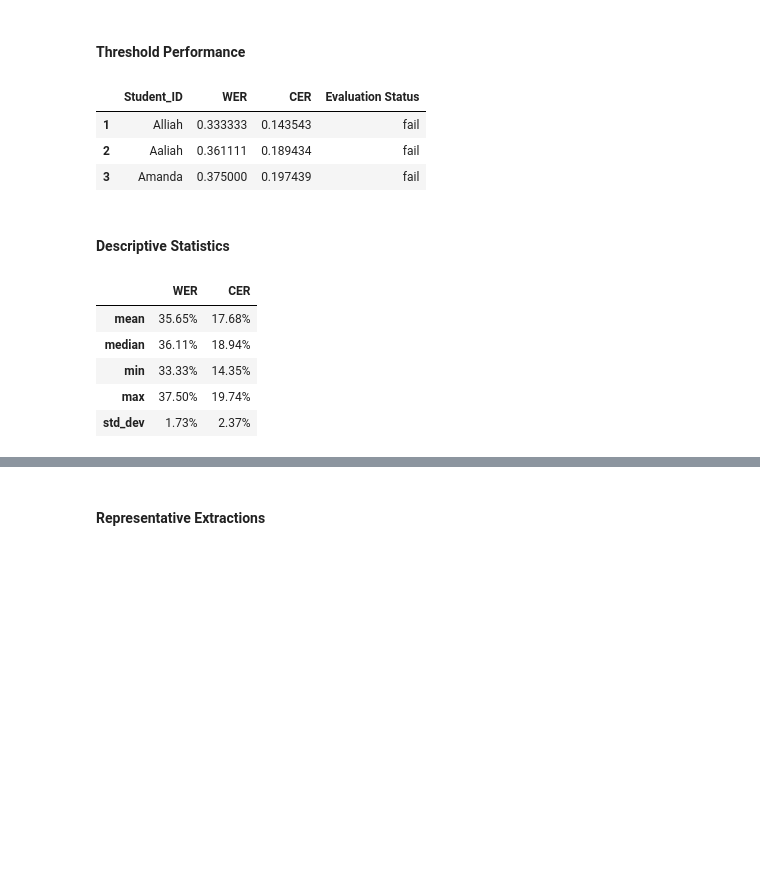
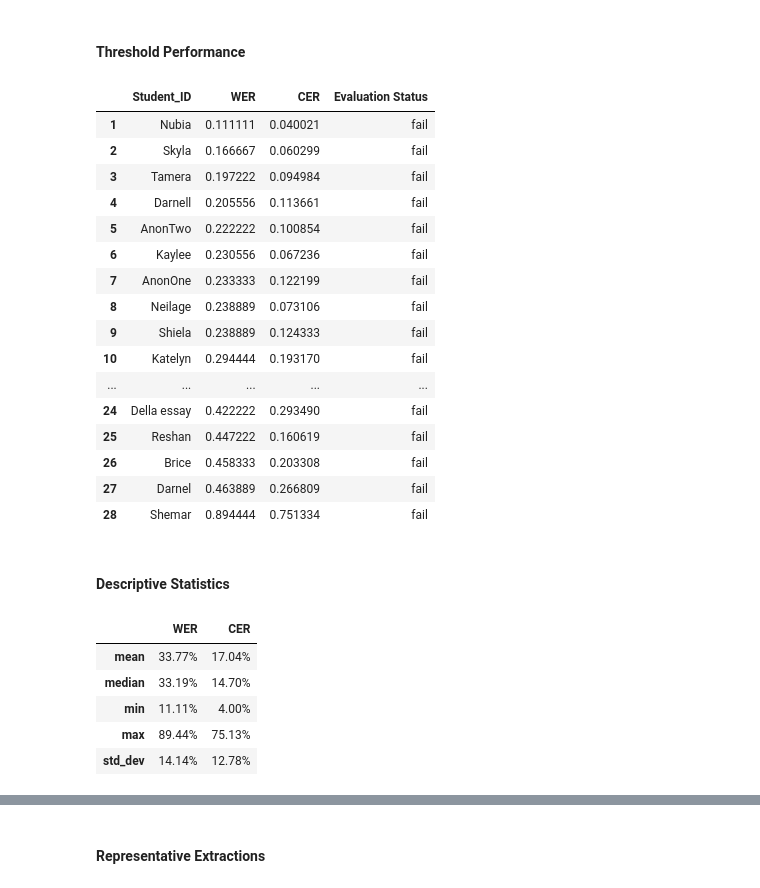
Before and after one commit to AsaDorville758/aes-thesis, a Jupyter notebook: aes_notebook/Whisper_paddleOCR_deBERTa.ipynb, the cells around one changed output, grey strips where cells are left out. Cells and saved outputs as stored; diff of their text form; code cells hidden in the pictures; blank space fills up the shorter version.

```diff
--- a/aes_notebook/Whisper_paddleOCR_deBERTa.ipynb
+++ b/aes_notebook/Whisper_paddleOCR_deBERTa.ipynb
@@ -32,0 +35,4 @@ df[:]
+# %%
+df = pd.read_csv("./data/trait_level_annotations.csv", encoding="latin1")
+df = df.fillna("")
+df
@@ -508,7 +525,7 @@ modified_essay = """Dear5 local5 newspaper5, I think effects computers have on p
     Thank you5 for5 listening5."""
 
 #Calculate Error Rates
-error_rates = calculate_error_rates(reference_essay.text, modified_essay)
+error_rates = calculate_error_rates(reference_essay.get_text(), modified_essay)
 print(f"Word Error Rate: {error_rates['wer']:.3f} \nCharacter Error Rate:{error_rates['cer']:.3f}")
 # %% [output]
 Word Error Rate: 0.018
@@ -988,0 +932,12 @@ NameError: name 'batch_transcription' is not defined
+# %%
+#Store parameters in lists
+param_1_vals = [1.5, 1.8, 2.0] #text_det_unclip_ratio
+param_2_vals = [960, 1280, 1536] #text_det_limit_side_len
+param_3_vals = [0.4, 0.5, 0.6] #text_det_box_thresh
+
+#Combine pairwise to obtain tuples of configurations
+param_configs = list(zip(param_1_vals, param_2_vals, param_3_vals))
+
+#Show parameter configurations
+for i, (p1, p2, p3) in enumerate(param_configs, 1):
+    print(f"Configuration {i}:", p1, p2, p3)
@@ -991,6 +1095,5 @@ NameError: name 'batch_transcription' is not defined
 # %%
-from paddleocr import PaddleOCR
-#You have to experiment to determine the best configuration like you did for Whisper
+#This model uses the configuration that produced the best results from the experiments
 ocr = PaddleOCR(
     text_detection_model_name="PP-OCRv6_medium_det",
     text_recognition_model_name="PP-OCRv6_medium_rec",
@@ -998,16 +1101,9 @@ ocr = PaddleOCR(
     use_doc_orientation_classify=True,
     use_doc_unwarping=True,
     use_textline_orientation=True,
-
-    # text_det_limit_side_len=text_det_limit_side_len,
-    # text_det_limit_type=text_det_limit_type,
-    # text_det_thresh=text_det_thresh,
-    # text_det_box_thresh=text_det_box_thresh,
-    # text_det_unclip_ratio=text_det_unclip_ratio,
-    # text_rec_score_thresh=text_rec_score_thresh,
-    # return_word_box=return_word_box,
-
-    text_det_unclip_ratio=1.5,   # default ~1.5; larger box expands region, helps if letters at word edges get cut
+    text_det_unclip_ratio = 1.5,
+    text_det_limit_side_len=960,
+    text_det_box_thresh=0.4
 )
 print("PaddleOCR loaded successfully.")
 # %% [output]
@@ -1084,30 +1171,34 @@ Number of essays in sample: 3
 # %% [markdown]
 #### Threshold Performance
 # %%
-#Display transcription data
-batch_data.details.sort(key=lambda item: item["WER"])
-df = pd.DataFrame(batch_data.details, index=range(1, len(batch_data.details)+1))
-df= df[[
-        "Student_ID",
-        "WER",
-        "CER",
-        "Evaluation Status"
-]]
-df
+ocr_batch.show_threshold_performance()
 # %% [output]
 |  | Student_ID | WER | CER | Evaluation Status |
-| 1 | Alliah | 0.333333 | 0.143543 | fail |
-| 2 | Aaliah | 0.361111 | 0.189434 | fail |
-| 3 | Amanda | 0.375000 | 0.197439 | fail |
+| 1 | Nubia | 0.111111 | 0.040021 | fail |
+| 2 | Skyla | 0.166667 | 0.060299 | fail |
+| 3 | Tamera | 0.197222 | 0.094984 | fail |
+| 4 | Darnell | 0.205556 | 0.113661 | fail |
+| 5 | AnonTwo | 0.222222 | 0.100854 | fail |
+| 6 | Kaylee | 0.230556 | 0.067236 | fail |
+| 7 | AnonOne | 0.233333 | 0.122199 | fail |
+| 8 | Neilage | 0.238889 | 0.073106 | fail |
+| 9 | Shiela | 0.238889 | 0.124333 | fail |
+| 10 | Katelyn | 0.294444 | 0.193170 | fail |
+| ... | ... | ... | ... | ... |
+| 24 | Della essay | 0.422222 | 0.293490 | fail |
+| 25 | Reshan | 0.447222 | 0.160619 | fail |
+| 26 | Brice | 0.458333 | 0.203308 | fail |
+| 27 | Darnel | 0.463889 | 0.266809 | fail |
+| 28 | Shemar | 0.894444 | 0.751334 | fail |
 # %% [markdown]
 #### Descriptive Statistics
 # %%
-batch_data.show_wer_and_cer_stats()
+ocr_batch.show_wer_and_cer_stats()
 # %% [output]
 |  | WER | CER |
-| mean | 35.65% | 17.68% |
-| median | 36.11% | 18.94% |
-| min | 33.33% | 14.35% |
-| max | 37.50% | 19.74% |
-| std_dev | 1.73% | 2.37% |
+| mean | 33.77% | 17.04% |
+| median | 33.19% | 14.70% |
+| min | 11.11% | 4.00% |
+| max | 89.44% | 75.13% |
+| std_dev | 14.14% | 12.78% |
 # %%
```
Also changed, not shown: parts of 46 cells of this notebook.
